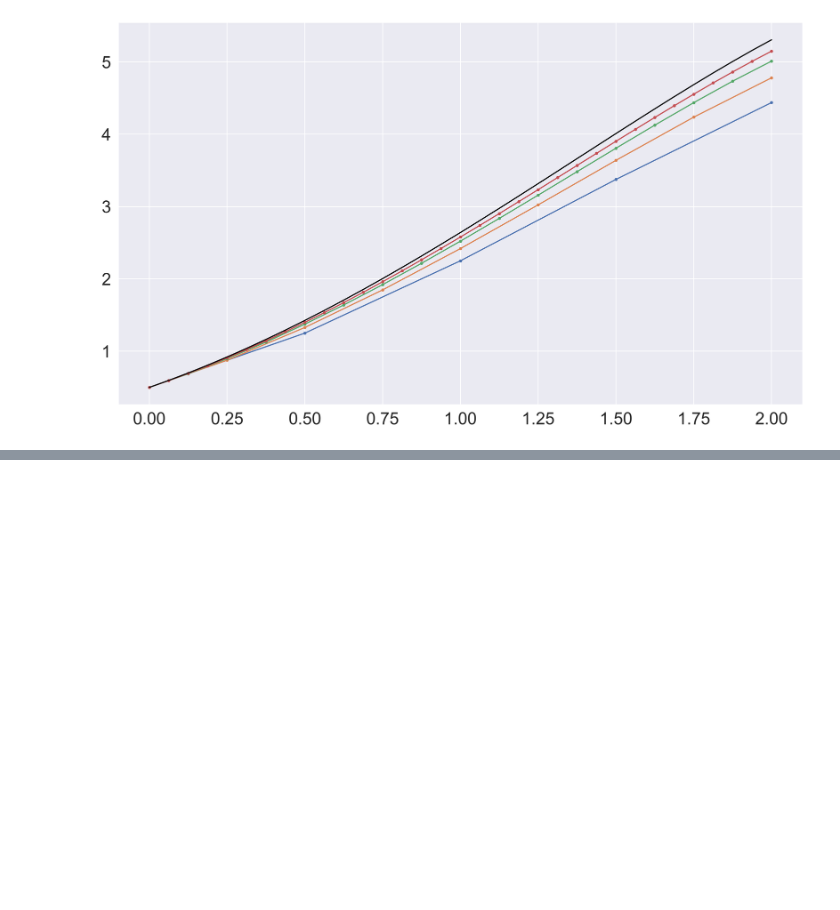
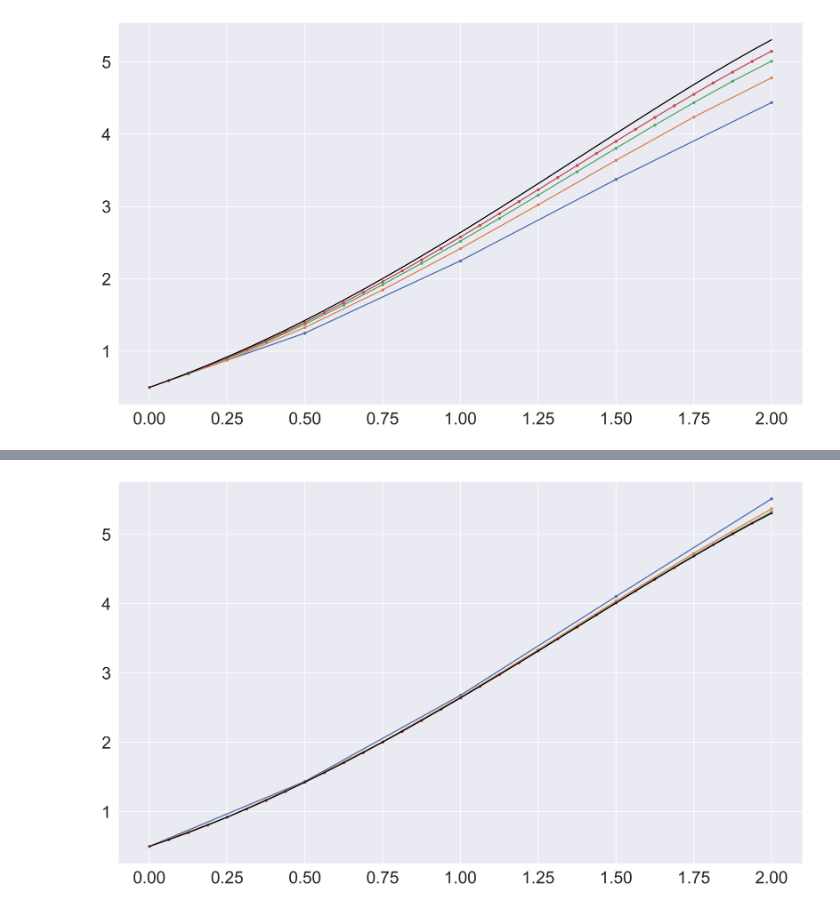
Before and after one commit to bgeneto/MCA, a Jupyter notebook: notebooks/mca09.ipynb, the cells around one changed output, grey strips where cells are left out. Drawn from its saved outputs; the diff is of its cells as text; code cells hidden in the pictures; blank space fills up the shorter version.

Commit message:
métodos de ordem alta

```diff
--- a/notebooks/mca09.ipynb
+++ b/notebooks/mca09.ipynb
@@ -130,20 +135,21 @@ def euler(a, b, n, y0):
 
     return t, y
 # %%
+import seaborn as sns
 from matplotlib import pyplot as plt
 %matplotlib inline
-import seaborn as sns
 sns.set_theme()
 sns.set(font="Verdana")
 sns.set(font_scale=2)
 
 a = 0
 b = 2
+y0 = 0.5
 
 ns = [2**i for i in range(2, 6)]
-fig, ax = plt.subplots(figsize=(16,9), dpi=300)
+fig, ax = plt.subplots(figsize=(16, 9), dpi=300)
 for n in ns:
-    t, y = euler(a, b, n, 0.5)
+    t, y = euler(f, a, b, n, y0)
     ax.plot(t, y, marker=".")
 
 t = np.linspace(a, b, n+1)
@@ -153,0 +220,28 @@ plt.show()
+# %%
+def dfdt(t, y):
+    """primeira derivada de f(t,y)"""
+    return y - t * t + 1 - 2 * t
+
+
+def taylor2(func, dfdt, a, b, n, y0):
+    """método de taylor de 2a ordem para PVIs"""
+    t = np.linspace(a, b, n + 1)
+    h = t[1] - t[0]
+    y = np.zeros(len(t))
+    y[0] = y0
+    for i in range(0, n):
+        y[i + 1] = y[i] + h * func(t[i], y[i]) + 0.5 * h**2 * dfdt(t[i], y[i])
+
+    return t, y
+# %%
+ns = [2**i for i in range(2, 6)]
+fig, ax = plt.subplots(figsize=(16, 9), dpi=300)
+for n in ns:
+    t, y = taylor2(f, dfdt, a, b, n, y0)
+    ax.plot(t, y, marker=".")
+
+t = np.linspace(a, b, n + 1)
+ax.plot(t, exata(t), color="black")
+plt.show()
+# %% [output]
+[figure, added]
```
Also changed, not shown: parts of 10 cells of this notebook, 1 other file.
